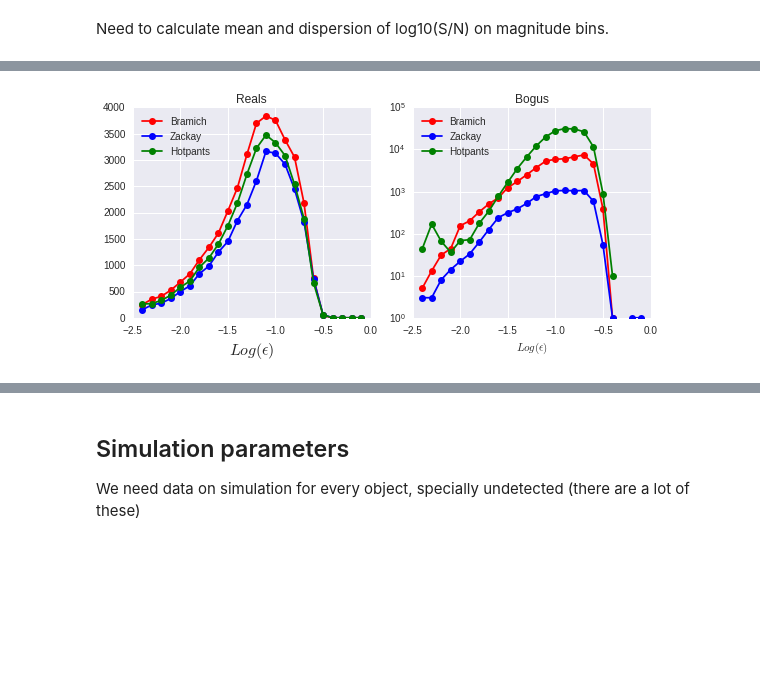
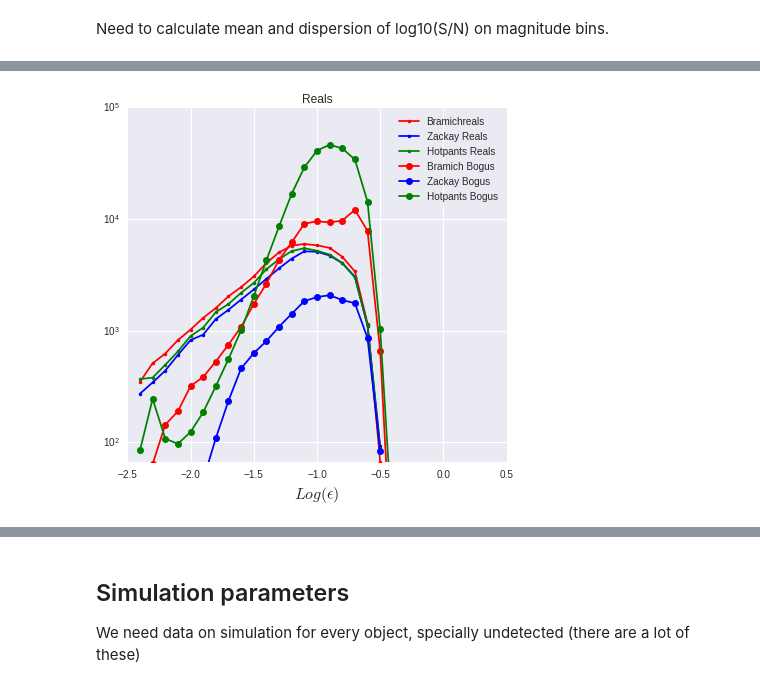
Before and after one commit to BrunoSanchez/RBMLearning, a Jupyter notebook: Plots-Threesome.ipynb, the cells around one changed output, grey strips where cells are left out. Saved outputs shown, nothing was run; the diff lists cells and outputs as text; code cells hidden in the pictures; blank space fills up the shorter version.

```diff
--- a/Plots-Threesome.ipynb
+++ b/Plots-Threesome.ipynb
@@ -678,7 +690,7 @@ plt.savefig(os.path.join(plot_dir, 'signal_to_noise_vs_mag_binned.png'), format=
 # %%
-bins=np.arange(-2.5, 0., 0.1)
-plt.figure(figsize=(8, 4))
-plt.subplot(121)
+bins=np.arange(-2.5, 0.1, 0.1)
+plt.figure(figsize=(6, 6))
+#plt.subplot(121)
 plt.title('Reals')
 # plt.hist([np.log10(reals_b.MAGERR_ISO[reals_b.MAG_ISO < 30]),
 #           np.log10(reals_h.MAGERR_ISO[reals_h.MAG_ISO < 30]),
@@ -689,48 +701,48 @@ plt.title('Reals')
 cumulative=False
 x_bins, vals = custom_histogram(np.log10(reals_b.MAGERR_ISO[reals_b.MAG_ISO < 30]),
                                 bins=bins, cumulative=cumulative)
-plt.plot(x_bins, vals, 'ro-', label='Bramich')
+plt.semilogy(x_bins, vals, 'r.-', label='Bramichreals')
 x_bins, vals = custom_histogram(np.log10(reals_z.MAGERR_ISO[reals_z.MAG_ISO < 30]),
                                 bins=bins, cumulative=cumulative)
-plt.plot(x_bins, vals, 'bo-', label='Zackay')
+plt.semilogy(x_bins, vals, 'b.-', label='Zackay Reals')
 x_bins, vals = custom_histogram( np.log10(reals_h.MAGERR_ISO[reals_h.MAG_ISO < 30]),
                                 bins=bins, cumulative=cumulative)
-plt.plot(x_bins, vals, 'go-', label='Hotpants')
+plt.semilogy(x_bins, vals, 'g.-', label='Hotpants Reals')
 
 
 plt.xlabel(r'$Log(\epsilon)$', fontsize=16)
 #plt.xlim(-3.5, 0.)
-#plt.ylim(0, 100000)
-plt.legend(loc='best')
+plt.ylim(0, 10e4)
+# plt.legend(loc='best')
 
-plt.subplot(122)
-plt.title('Bogus')
+# plt.subplot(122)
+# plt.title('Bogus')
 # plt.hist([np.log10(bogus_b.MAGERR_ISO[bogus_b.MAG_ISO < 30]),
 #           np.log10(bogus_h.MAGERR_ISO[bogus_h.MAG_ISO < 30]),
 #           np.log10(bogus_z.MAGERR_ISO[bogus_z.MAG_ISO < 30])],
 #          color=['red', 'green', 'blue'],
 #          label=['Bramich', 'Hotpants', 'Zackay'],
 #          log=True, alpha=0.6)
 cumulative=False
 x_bins, vals = custom_histogram(np.log10(bogus_b.MAGERR_ISO[bogus_b.MAG_ISO < 30]),
                                 bins=bins, cumulative=cumulative)
-plt.semilogy(x_bins, vals, 'ro-', label='Bramich')
+plt.semilogy(x_bins, vals, 'ro-', label='Bramich Bogus')
 x_bins, vals = custom_histogram(np.log10(bogus_z.MAGERR_ISO[bogus_z.MAG_ISO < 30]),
                                 bins=bins, cumulative=cumulative)
-plt.semilogy(x_bins, vals, 'bo-', label='Zackay')
+plt.semilogy(x_bins, vals, 'bo-', label='Zackay Bogus')
 x_bins, vals = custom_histogram(np.log10(bogus_h.MAGERR_ISO[bogus_h.MAG_ISO < 30]),
                                 bins=bins, cumulative=cumulative)
-plt.semilogy(x_bins, vals, 'go-', label='Hotpants')
+plt.semilogy(x_bins, vals, 'go-', label='Hotpants Bogus')
 
-plt.xlabel(r'$Log(\epsilon)$')
+#plt.xlabel(r'$Log(\epsilon)$')
 #plt.xlim(-3.5, 0.)
 #plt.ylim(0, 100000)
 plt.legend(loc='best')
 
 plt.tight_layout()
 plt.savefig(os.path.join(plot_dir, 'mag_errors.png'), format='png', dpi=700)
 # %% [output]
-[figure, old version]
+[figure, new version]
 # %%
 bins = np.arange(0, 1., 0.1)
 plt.figure(figsize=(8, 4))
```
Also changed, not shown: parts of 50 cells of this notebook, 1 other file.
